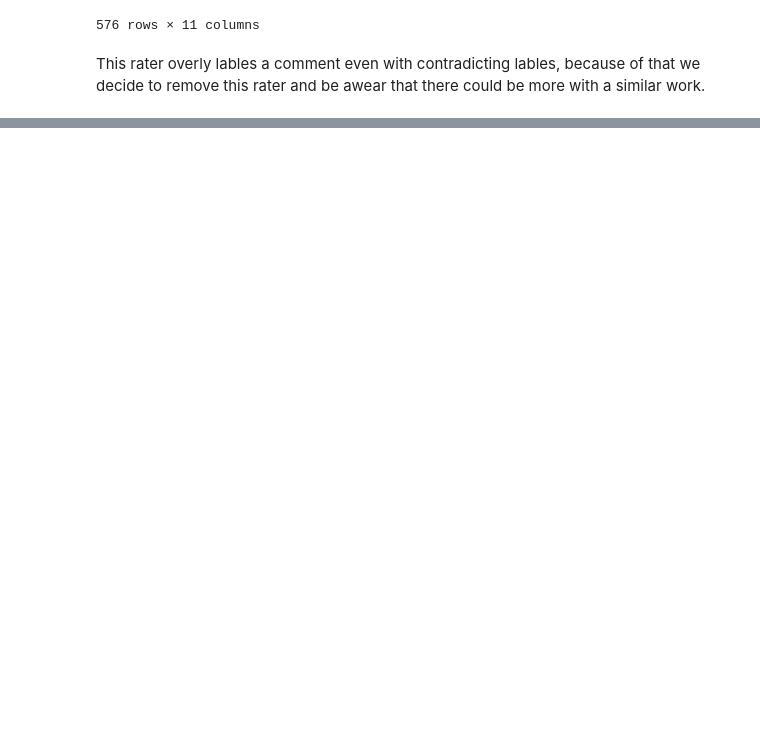
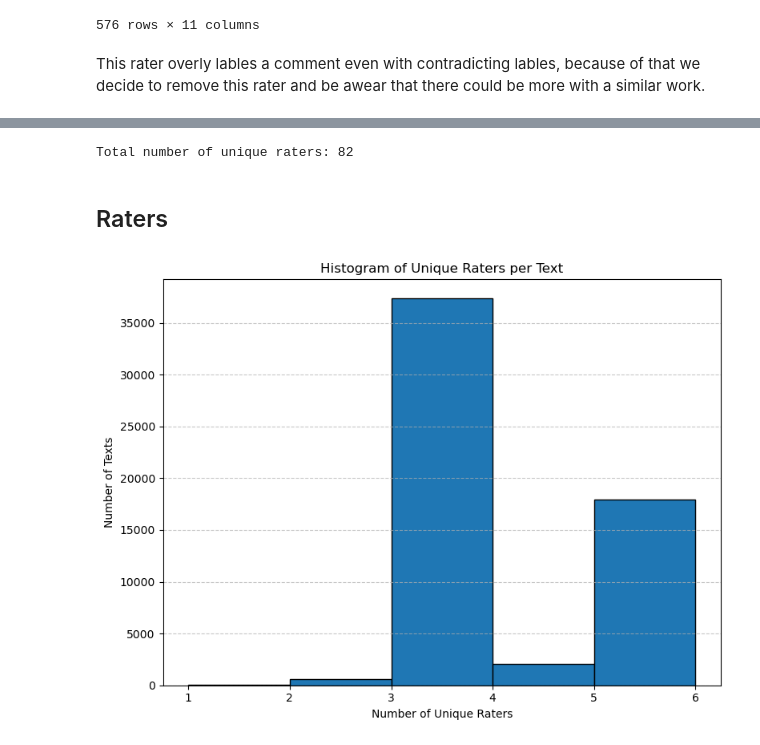
Before and after one commit to yanazlatanova/emotion-recognition, a Jupyter notebook: notebooks/01_exploration.ipynb, the cells around one changed output, grey strips where cells are left out. Saved outputs shown, nothing was run; the diff lists cells and outputs as text; code cells hidden in the pictures; blank space fills up the shorter version.

```diff
--- a/notebooks/01_exploration.ipynb
+++ b/notebooks/01_exploration.ipynb
@@ -545,0 +595,21 @@ word_tokenize(decoded["text"][1])
+# %%
+total_raters = decoded['rater_id'].nunique()
+print(f"Total number of unique raters: {total_raters}")
+# %% [output]
+Total number of unique raters: 82
+# %% [markdown]
+## Raters
+# %%
+raters_per_text = decoded.groupby('id')['rater_id'].nunique().reset_index()
+raters_per_text.columns = ['id', 'num_unique_raters']
+
+plt.figure(figsize=(8, 6))
+plt.hist(raters_per_text['num_unique_raters'], bins=range(1, raters_per_text['num_unique_raters'].max() + 2), edgecolor='black')
+plt.title('Histogram of Unique Raters per Text')
+plt.xlabel('Number of Unique Raters')
+plt.ylabel('Number of Texts')
+plt.grid(axis='y', linestyle='--', alpha=0.7)
+plt.tight_layout()
+plt.show()
+# %% [output]
+[figure, added]
```
Also changed, not shown: parts of 17 cells of this notebook.
